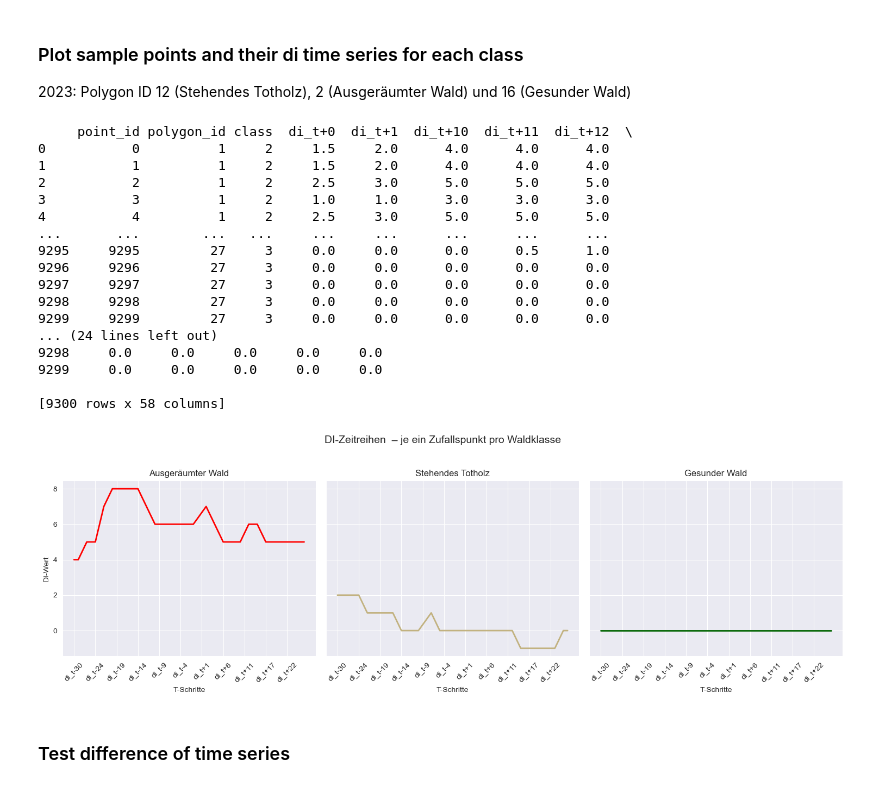
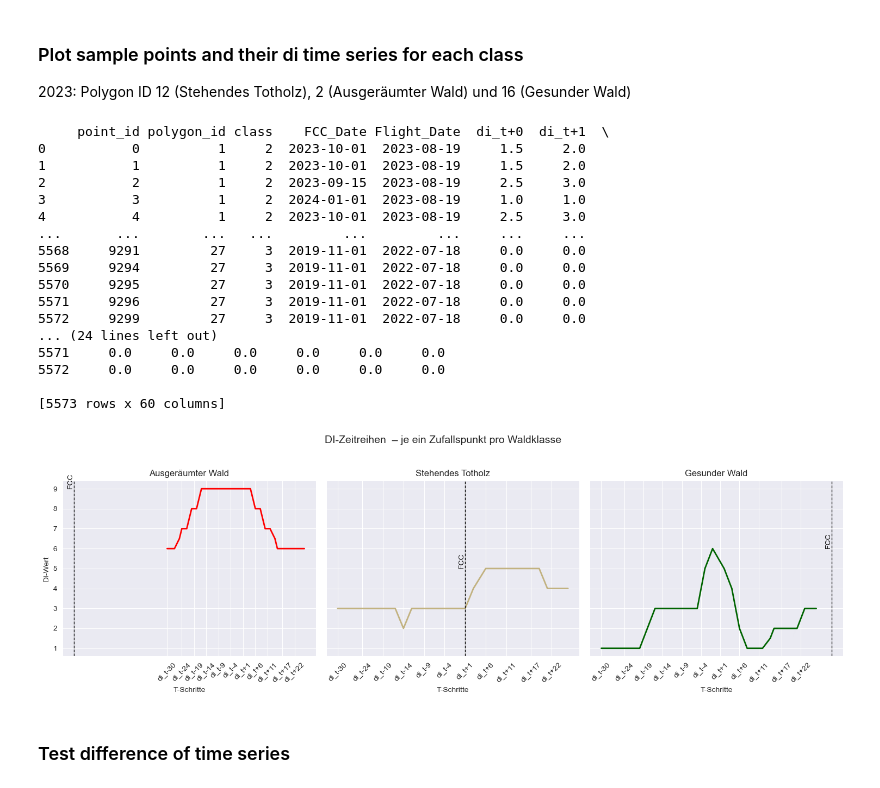
Before and after one commit to chrissikrause/ROOT_project, a Jupyter notebook: Training_Data.ipynb, the cells around one changed output. Cells and saved outputs as stored; diff of their text form; code cells hidden in the pictures.

```diff
--- a/Training_Data.ipynb
+++ b/Training_Data.ipynb
@@ -281,17 +262,21 @@ print(df[df['di'].notna()]['time'].sort_values().unique())
 # Group by class and time, then compute mean DI and plot result
 df_grouped = df.groupby(["class", "time"])["di"].mean().reset_index()
 
+class_names = {1: "Ausgeräumte Waldflächen", 2: "Stehendes Totholz", 3: "Gesunder Wald"}
+
 # Plot
 plt.figure(figsize=(10, 5))
 for class_label in df_grouped["class"].unique():
     subset = df_grouped[df_grouped["class"] == class_label]
-    plt.plot(subset["time"], subset["di"], label=f"Class {class_label}")
+    class_name = class_names.get(class_label, "Unknown")
+    plt.plot(subset["time"], subset["di"], label=f"Class {class_label}: {class_name}")
 
 plt.xlabel("Time")
 plt.ylabel("Mean DI")
 plt.title("Average Disturbance Index Time Series by Class")
 plt.legend()
 plt.xticks(rotation=45)
+plt.tight_layout()
 plt.show()
 # %% [output]
 <DatetimeArray>
@@ -341,54 +326,76 @@ target_polygons = {
     "12": ("Stehendes Totholz", "#c2b280"),
     "16": ("Gesunder Wald", "darkgreen")
 }
 
 # Subplots vorbereiten (3 nebeneinander)
 fig, axes = plt.subplots(1, 3, figsize=(15, 5), sharey=True)
 
 for ax, (pid, (label, color)) in zip(axes, target_polygons.items()):
     subset = df[df["polygon_id"] == pid]
     if subset.empty:
         ax.set_title(f"{label} (keine Daten)")
         continue
 
     # Zufälligen Punkt wählen
     point = subset.sample(1).iloc[0]
+
+    # Liste der relativen Wochen (als int), z.B. [-7, -6, ..., 0, ..., +6]
+    rel_weeks = [int(col.replace("di_t", "")) for col in di_cols]
+
+    # Werte aus Zeitreihe
     di_values = point[di_cols].values
 
-    # Plot in das entsprechende Subplot-Achsenobjekt
-    ax.plot(di_cols, di_values, color=color, linewidth=2)
+    # Relativer FCC-Wochenwert
+    flight_date = pd.to_datetime(point['Flight_Date'], errors='coerce')
+    fcc_date = pd.to_datetime(point['FCC_Date'], errors='coerce')
+    fcc_rel_week = int(((fcc_date - flight_date).days) // 7)
+
+    # Wenn FCC innerhalb des vorhandenen Zeitraums liegt, zeichne Linie
+    '''
+    if min(rel_weeks) <= fcc_rel_week <= max(rel_weeks):
+        ax.axvline(x=fcc_rel_week, color="black", linestyle="--", linewidth=1)
+        ax.text(fcc_rel_week, max(di_values), "FCC", color="black", rotation=90, ha='right', va='bottom')
+    '''
+
+    # Plotten mit relativen Werten als X-Achse
+    ax.plot(rel_weeks, di_values, color=color, linewidth=2)
+
+    # Vertikale Linie bei FCC, auch wenn sie außerhalb liegt
+    ax.axvline(x=fcc_rel_week, color="black", linestyle="--", linewidth=1)
+    ax.text(fcc_rel_week, max(di_values), "FCC", color="black", rotation=90, ha='right', va='bottom')
+
+    # X-Achse beschriften
+    ax.set_xticks(rel_weeks[::5])
+    ax.set_xticklabels([f"di_t{w:+}" for w in rel_weeks[::5]], rotation=45)
     ax.set_title(label)
     ax.set_xlabel("T-Schritte")
-    # Nur jeden 5. Tick zeigen
-    ax.set_xticks(di_cols[::5])
-    ax.set_xticklabels(di_cols[::5], rotation=45)
 
 # Gemeinsame Y-Achse beschriften
 axes[0].set_ylabel("DI-Wert")
 
 # Layout
 plt.suptitle("DI-Zeitreihen  – je ein Zufallspunkt pro Waldklasse", fontsize=14)
 plt.tight_layout(rect=[0, 0, 1, 0.95])
 plt.show()
 # %% [output]
-     point_id polygon_id class  di_t+0  di_t+1  di_t+10  di_t+11  di_t+12  \
-0           0          1     2     1.5     2.0      4.0      4.0      4.0
-1           1          1     2     1.5     2.0      4.0      4.0      4.0
-2           2          1     2     2.5     3.0      5.0      5.0      5.0
-3           3          1     2     1.0     1.0      3.0      3.0      3.0
-4           4          1     2     2.5     3.0      5.0      5.0      5.0
-...       ...        ...   ...     ...     ...      ...      ...      ...
-9295     9295         27     3     0.0     0.0      0.0      0.5      1.0
-9296     9296         27     3     0.0     0.0      0.0      0.0      0.0
-9297     9297         27     3     0.0     0.0      0.0      0.0      0.0
-9298     9298         27     3     0.0     0.0      0.0      0.0      0.0
-9299     9299         27     3     0.0     0.0      0.0      0.0      0.0
+     point_id polygon_id class    FCC_Date Flight_Date  di_t+0  di_t+1  \
+0           0          1     2  2023-10-01  2023-08-19     1.5     2.0
+1           1          1     2  2023-10-01  2023-08-19     1.5     2.0
+2           2          1     2  2023-09-15  2023-08-19     2.5     3.0
+3           3          1     2  2024-01-01  2023-08-19     1.0     1.0
+4           4          1     2  2023-10-01  2023-08-19     2.5     3.0
+...       ...        ...   ...         ...         ...     ...     ...
+5568     9291         27     3  2019-11-01  2022-07-18     0.0     0.0
+5569     9294         27     3  2019-11-01  2022-07-18     0.0     0.0
+5570     9295         27     3  2019-11-01  2022-07-18     0.0     0.0
+5571     9296         27     3  2019-11-01  2022-07-18     0.0     0.0
+5572     9299         27     3  2019-11-01  2022-07-18     0.0     0.0
 ... (24 lines left out)
-9298     0.0     0.0     0.0     0.0     0.0
-9299     0.0     0.0     0.0     0.0     0.0
+5571     0.0     0.0     0.0     0.0     0.0     0.0
+5572     0.0     0.0     0.0     0.0     0.0     0.0
 
-[9300 rows x 58 columns]
+[5573 rows x 60 columns]
-[figure, old version]
+[figure, new version]
 # %% [markdown]
 ### Test difference of time series
 # %%
```
Also changed, not shown: parts of 8 cells of this notebook.
